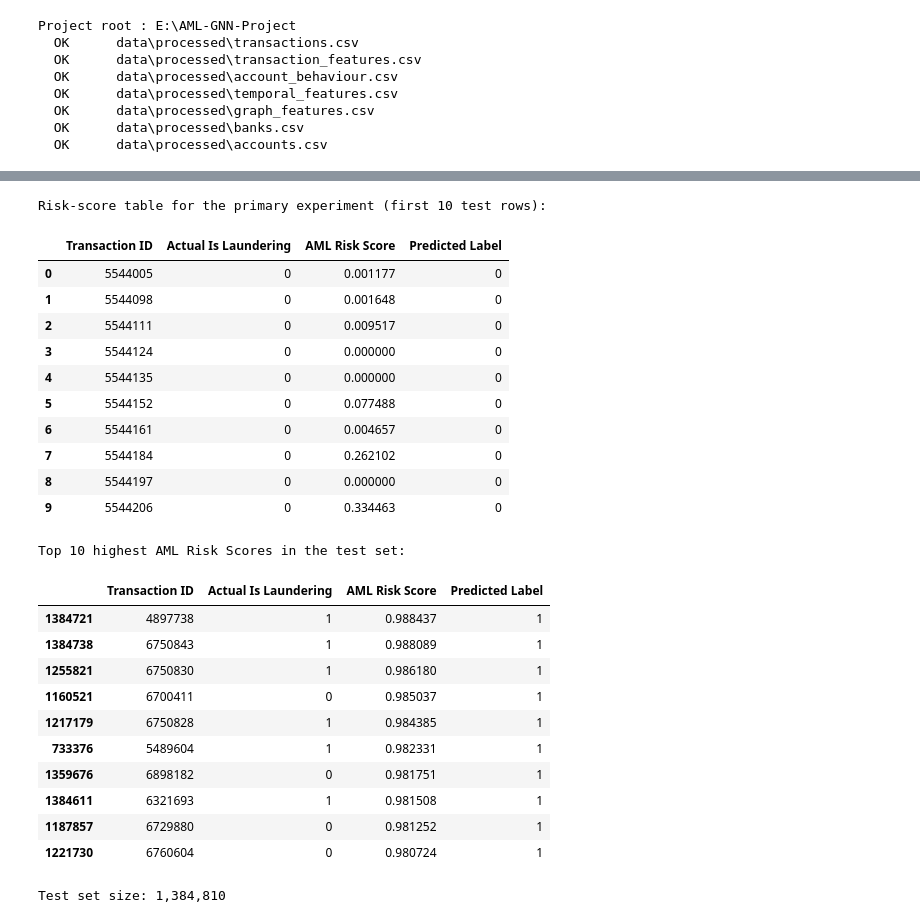
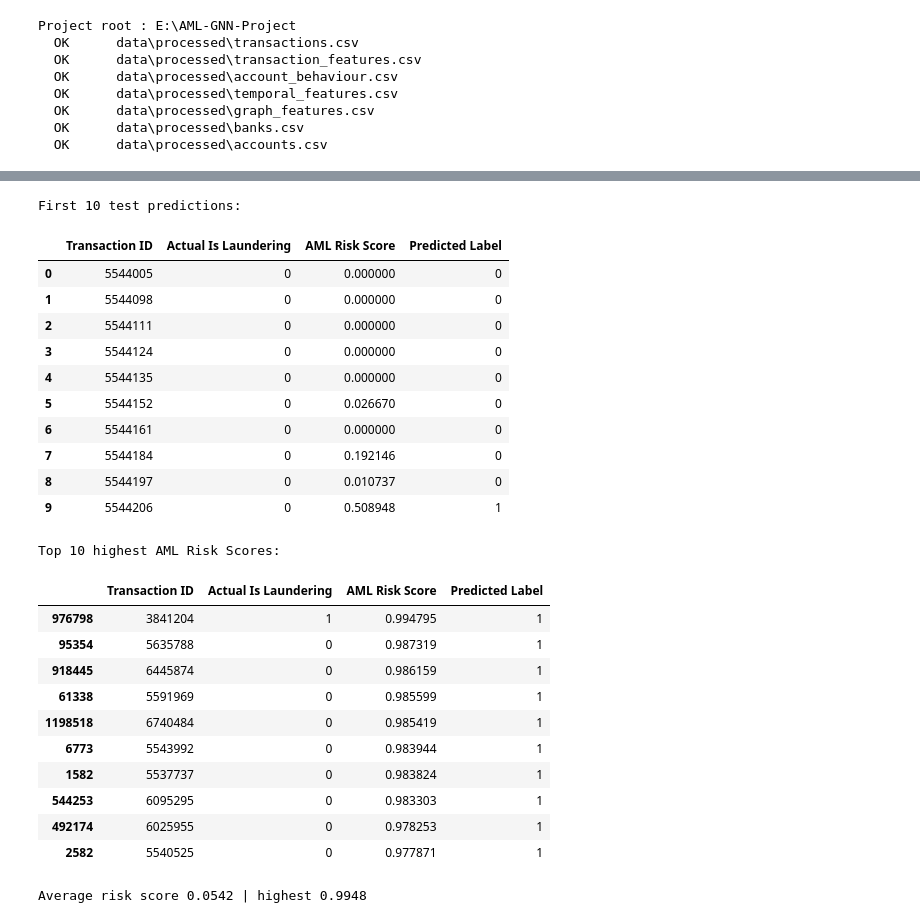
Before and after one commit to listondsouza/AML-GNN-Project, a Jupyter notebook: notebooks/10_baseline_random_forest.ipynb, the cells around one changed output, grey strips where cells are left out. Saved outputs shown, nothing was run; the diff lists cells and outputs as text; code cells hidden in the pictures.

Commit message:
Update models fullset

```diff
--- a/notebooks/10_baseline_random_forest.ipynb
+++ b/notebooks/10_baseline_random_forest.ipynb
@@ -535,0 +115,8 @@ so ALL joins here use Transaction ID only, never those account-ID strings.
+# %%
+ab = pd.read_csv(PATH_ACCOUNT_BEHAVIOUR, usecols=["Transaction ID"] + AB_COLS, dtype={"Transaction ID": "int32", **f32(AB_COLS)}, nrows=DEBUG_NROWS) if USE_TABLES["account_behaviour"] else None
+gf = pd.read_csv(PATH_GRAPH, usecols=["Transaction ID"] + GF_COLS, dtype={"Transaction ID": "int32", **f32(GF_COLS)}, nrows=DEBUG_NROWS) if USE_TABLES["graph_features"] else None
+tp = pd.read_csv(PATH_TEMPORAL, usecols=["Transaction ID"] + TP_COLS, dtype={"Transaction ID": "int32", **f32(TP_COLS)}, nrows=DEBUG_NROWS) if USE_TABLES["temporal_features"] else None
+banks = pd.read_csv(PATH_BANKS, usecols=["Bank ID"] + BANK_COLS, dtype={"Bank ID": "int32", **f32(BANK_COLS)}) if USE_TABLES["banks"] else None
+for nm, t in [("account_behaviour.csv", ab), ("graph_features.csv", gf), ("temporal_features.csv", tp), ("banks.csv", banks)]:
+    print(f"{nm:<26}: " + (f"{t.shape[0]:>10,} rows x {t.shape[1]} columns" if t is not None else "not used (switched off in USE_TABLES)"))
+print(f"All tables loaded in {time.time() - t0:.1f}s")
@@ -881,0 +456,6 @@ X_test (1384810, 99)
+# %%
+print(f"Training on ALL {len(X_train):,} training rows | laundering: {int(y_train.sum()):,} | normal: {int((y_train == 0).sum()):,}")
+model = RandomForestClassifier(n_estimators=N_ESTIMATORS, max_depth=MAX_DEPTH, min_samples_leaf=MIN_SAMPLES_LEAF, max_samples=MAX_SAMPLES,
+                               max_features="sqrt", class_weight="balanced_subsample", n_jobs=-1, random_state=RANDOM_STATE)
+t0 = time.time(); model.fit(X_train, y_train)
+print(f"Training finished in {(time.time() - t0) / 60:.1f} min")
@@ -882,44 +465,33 @@ X_test (1384810, 99)
 # %%
-def make_prediction_table(score, threshold=THRESHOLD):
-    return pd.DataFrame({
-        "Transaction ID": tx_ids[test_idx],
-        "Actual Is Laundering": y[test_idx].astype(int),
-        "AML Risk Score": np.round(score, 6),
-        "Predicted Label": (score >= threshold).astype(int),
-    })
-
-primary_name = list(results)[0]
-primary = results[primary_name]
-score_test = primary["s_test"]
-pred_table = make_prediction_table(score_test)
-print("Risk-score table for the primary experiment (first 10 test rows):")
-display(pred_table.head(10))
-print("\nTop 10 highest AML Risk Scores in the test set:")
-display(pred_table.sort_values("AML Risk Score", ascending=False).head(10))
-print(f"\nTest set size: {len(pred_table):,}")
+score_test = predict_in_chunks(model, X_test)            # AML Risk Score = P(Is Laundering = 1)
+pred_table = pd.DataFrame({"Transaction ID": tx_ids[test_idx], "Actual Is Laundering": y_test.astype(int),
+                           "AML Risk Score": np.round(score_test, 6), "Predicted Label": (score_test >= 0.50).astype(int)})
+print("First 10 test predictions:"); display(pred_table.head(10))
+print("Top 10 highest AML Risk Scores:"); display(pred_table.sort_values("AML Risk Score", ascending=False).head(10))
+print(f"Average risk score {score_test.mean():.4f} | highest {score_test.max():.4f}")
 # %% [output]
-Risk-score table for the primary experiment (first 10 test rows):
+First 10 test predictions:
 |  | Transaction ID | Actual Is Laundering | AML Risk Score | Predicted Label |
-| 0 | 5544005 | 0 | 0.001177 | 0 |
-| 1 | 5544098 | 0 | 0.001648 | 0 |
-| 2 | 5544111 | 0 | 0.009517 | 0 |
+| 0 | 5544005 | 0 | 0.000000 | 0 |
+| 1 | 5544098 | 0 | 0.000000 | 0 |
+| 2 | 5544111 | 0 | 0.000000 | 0 |
 | 3 | 5544124 | 0 | 0.000000 | 0 |
 | 4 | 5544135 | 0 | 0.000000 | 0 |
-| 5 | 5544152 | 0 | 0.077488 | 0 |
-| 6 | 5544161 | 0 | 0.004657 | 0 |
-| 7 | 5544184 | 0 | 0.262102 | 0 |
-| 8 | 5544197 | 0 | 0.000000 | 0 |
-| 9 | 5544206 | 0 | 0.334463 | 0 |
+| 5 | 5544152 | 0 | 0.026670 | 0 |
+| 6 | 5544161 | 0 | 0.000000 | 0 |
+| 7 | 5544184 | 0 | 0.192146 | 0 |
+| 8 | 5544197 | 0 | 0.010737 | 0 |
+| 9 | 5544206 | 0 | 0.508948 | 1 |
-Top 10 highest AML Risk Scores in the test set:
+Top 10 highest AML Risk Scores:
 |  | Transaction ID | Actual Is Laundering | AML Risk Score | Predicted Label |
-| 1384721 | 4897738 | 1 | 0.988437 | 1 |
-| 1384738 | 6750843 | 1 | 0.988089 | 1 |
-| 1255821 | 6750830 | 1 | 0.986180 | 1 |
-| 1160521 | 6700411 | 0 | 0.985037 | 1 |
-| 1217179 | 6750828 | 1 | 0.984385 | 1 |
-| 733376 | 5489604 | 1 | 0.982331 | 1 |
-| 1359676 | 6898182 | 0 | 0.981751 | 1 |
-| 1384611 | 6321693 | 1 | 0.981508 | 1 |
-| 1187857 | 6729880 | 0 | 0.981252 | 1 |
-| 1221730 | 6760604 | 0 | 0.980724 | 1 |
+| 976798 | 3841204 | 1 | 0.994795 | 1 |
+| 95354 | 5635788 | 0 | 0.987319 | 1 |
+| 918445 | 6445874 | 0 | 0.986159 | 1 |
+| 61338 | 5591969 | 0 | 0.985599 | 1 |
+| 1198518 | 6740484 | 0 | 0.985419 | 1 |
+| 6773 | 5543992 | 0 | 0.983944 | 1 |
+| 1582 | 5537737 | 0 | 0.983824 | 1 |
+| 544253 | 6095295 | 0 | 0.983303 | 1 |
+| 492174 | 6025955 | 0 | 0.978253 | 1 |
+| 2582 | 5540525 | 0 | 0.977871 | 1 |
-Test set size: 1,384,810
+Average risk score 0.0542 | highest 0.9948
```
Also changed, not shown: parts of 44 cells of this notebook, 45 other files.
